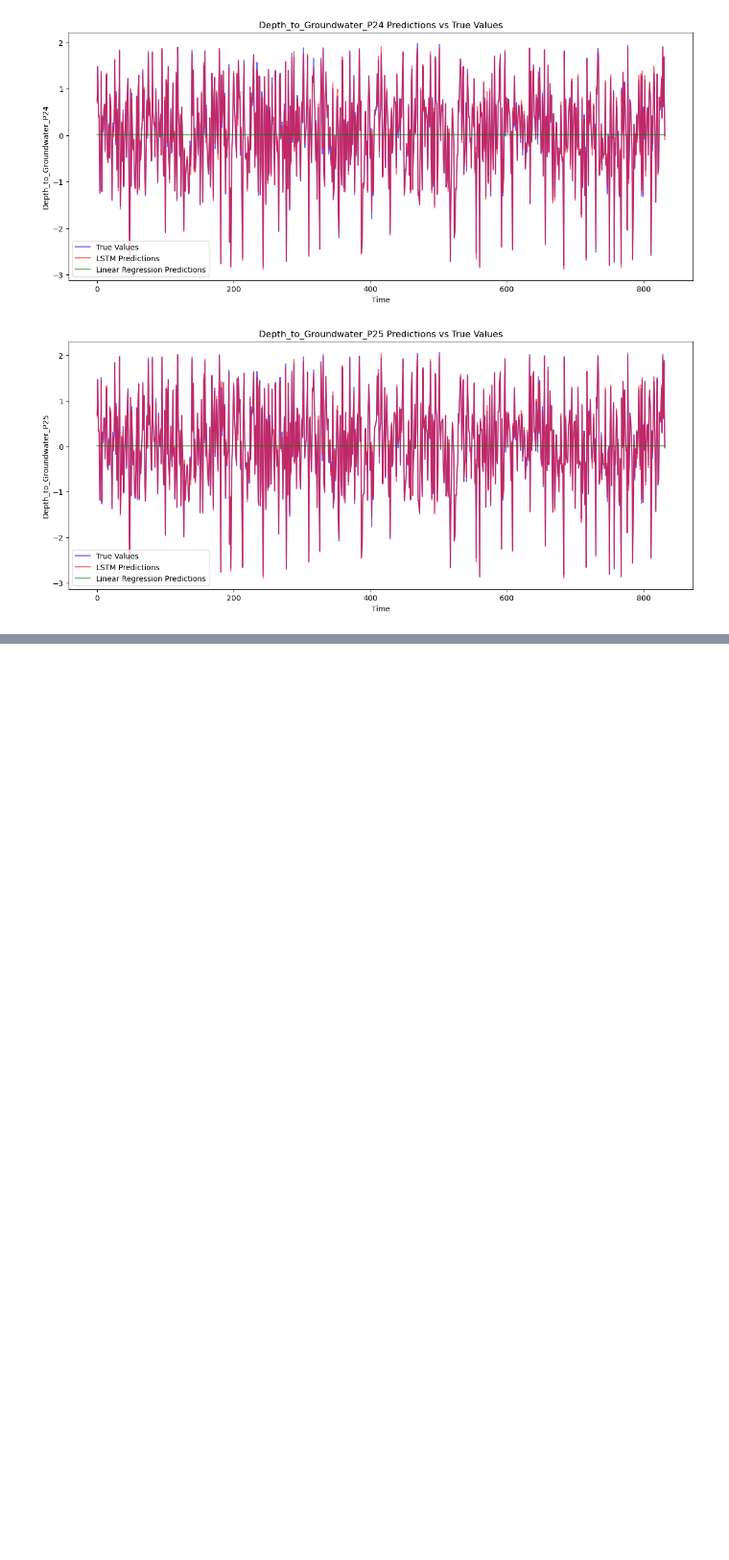
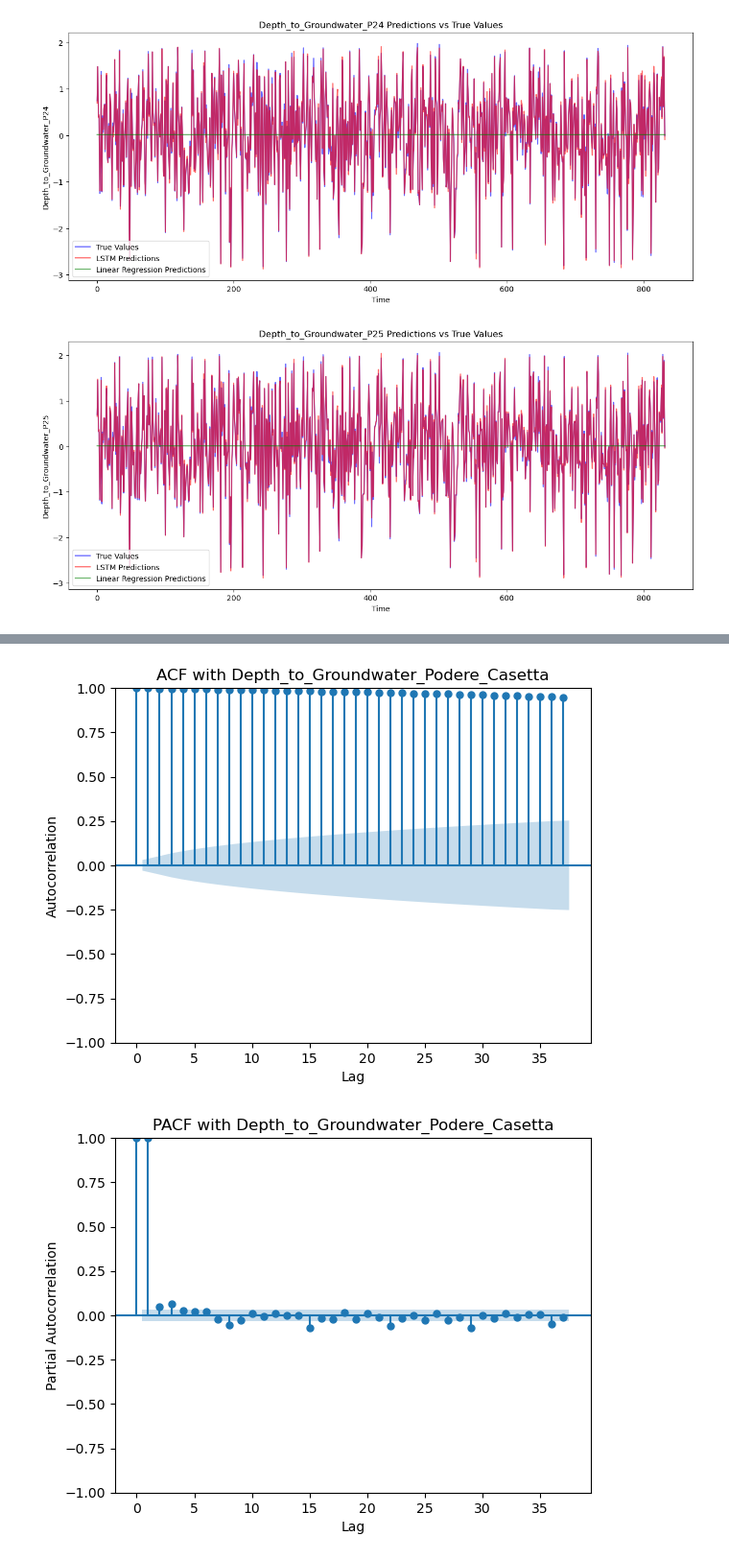
Before and after one commit to ZhouXiinlei/ml_WaterAnalytics, a Jupyter notebook: Aquifer_Petrignano_Process.ipynb, the cells around one changed output, grey strips where cells are left out. Shown at 96% size. Saved outputs shown, nothing was run; the diff lists cells and outputs as text; code cells hidden in the pictures; blank space fills up the shorter version.

```diff
--- a/Aquifer_Petrignano_Process.ipynb
+++ b/Aquifer_Petrignano_Process.ipynb
@@ -381,3 +330,16 @@ for i, target_column in enumerate(target_columns):
 # %% [output]
 [figure]
 [figure]
+# %%
+#data = data[data.Depth_to_Groundwater_Podere_Casetta.notna()].reset_index(drop=True)  #删去09年前的数据
+output = ['Depth_to_Groundwater_P24']
+df1['Date'] = pd.to_datetime(df1.Date, format='%d/%m/%Y')
+df1.set_index('Date', inplace=True)
+data_output1 = df1.loc['2009-01-01':'2020-06-30', 'Depth_to_Groundwater_P24']
+data_output1 = data_output1.interpolate()
+data_output2 = df1.loc['2009-01-01':'2020-06-30', 'Depth_to_Groundwater_P25']
+data_output2 = data_output2.interpolate()
+print(data_output1)
+data_output1.to_csv('data_output1.csv')
+print(data_output2)
+data_output2.to_csv('data_output2.csv')
@@ -383,0 +364,20 @@ for i, target_column in enumerate(target_columns):
+# %%
+#ARIMA模型---Depth_to_Groundwater1
+from sklearn.metrics import r2_score
+from statsmodels.graphics.tsaplots import plot_acf, plot_pacf
+train_data = data_output1.loc['2009-01-01':'2017-01-01']
+test_data = data_output1.loc['2017-01-02':'2020-06-30']
+plot_acf(data_output1, alpha=0.05)
+plt.xlabel('Lag')
+plt.ylabel('Autocorrelation')
+plt.title('ACF with Depth_to_Groundwater_Podere_Casetta')
+
+plt.show()
+plot_pacf(data_output1, alpha=0.05)
+plt.xlabel('Lag')
+plt.ylabel('Partial Autocorrelation')
+plt.title('PACF with Depth_to_Groundwater_Podere_Casetta')
+plt.show()
+# %% [output]
+[figure, added]
+[figure, added]
```
Also changed, not shown: parts of 4 cells of this notebook, 2 other files.
